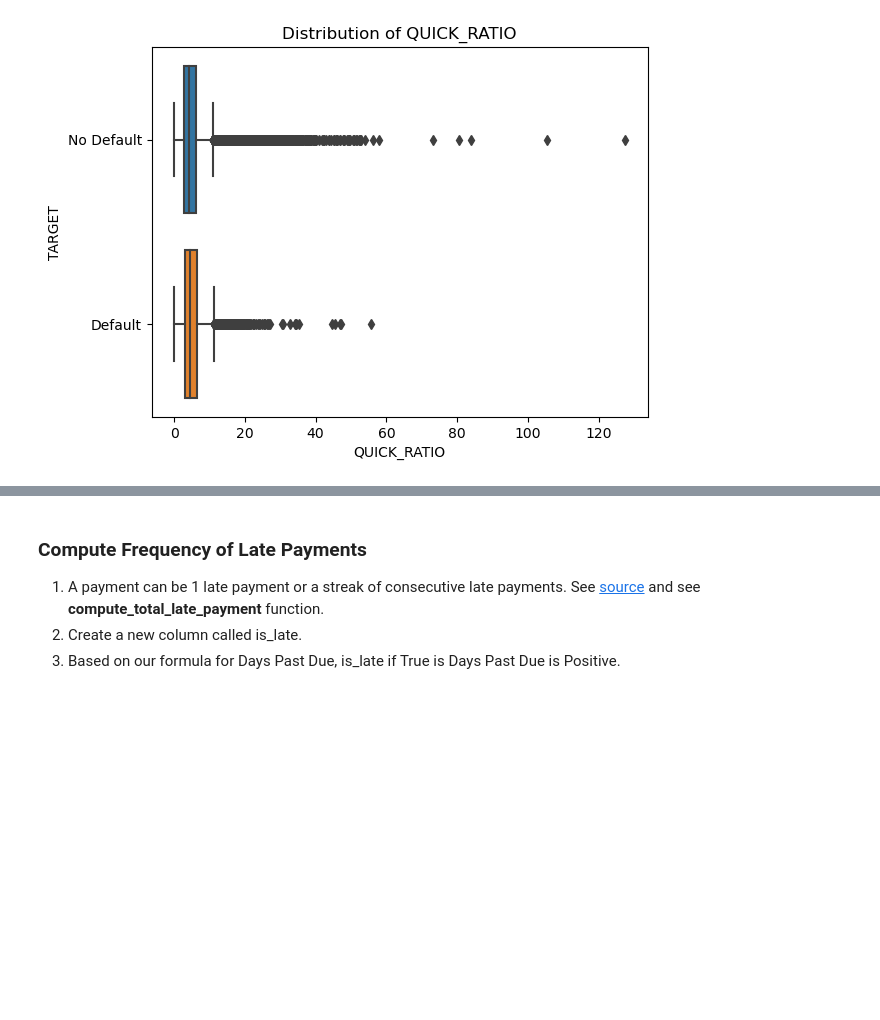
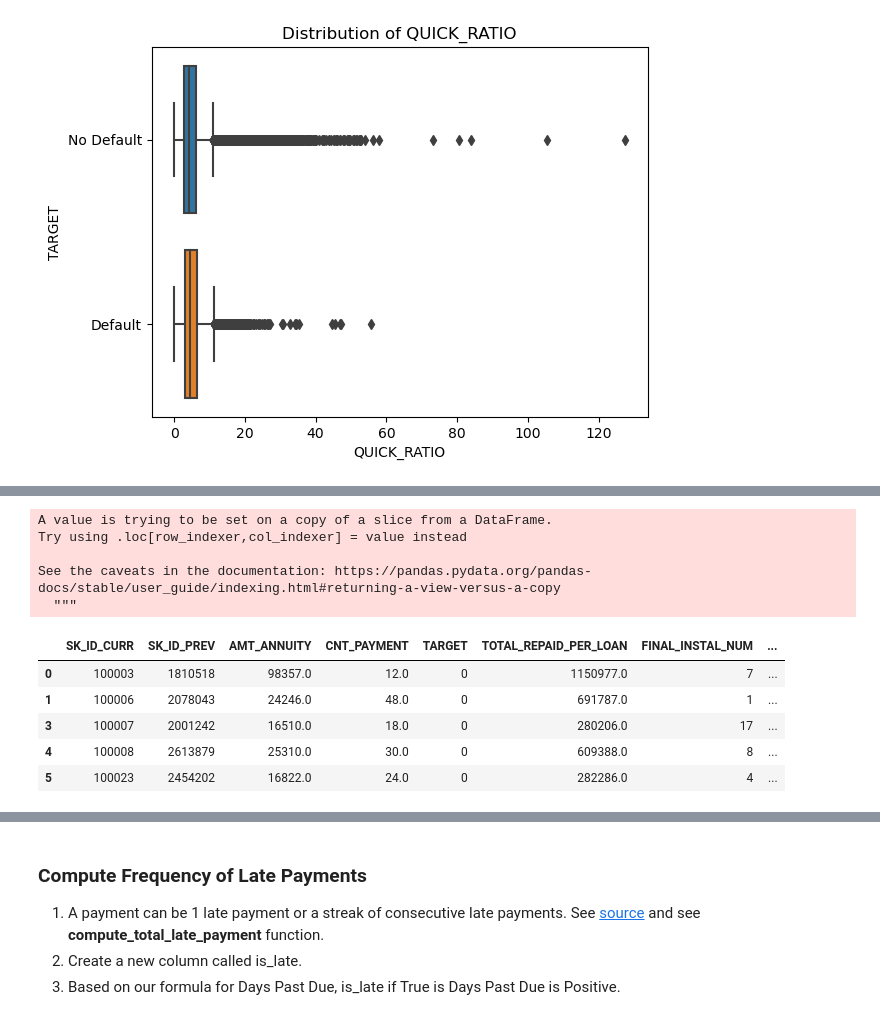
Before and after one commit to HoWeiChin/GA_Capstone, a Jupyter notebook: extracting-instalment-payment-features.ipynb, the cells around one changed output, grey strips where cells are left out. Drawn from its saved outputs; the diff is of its cells as text; code cells hidden in the pictures; blank space fills up the shorter version.

Commit message:
Computing Prepayment/Default Losses and Penalty as BI questions.

```diff
--- a/extracting-instalment-payment-features.ipynb
+++ b/extracting-instalment-payment-features.ipynb
@@ -517,0 +606,19 @@ print(interest_feature_df.shape)
+# %%
+#Prepaid losses for Completed loans. FV stands for Future Values
+is_repaid = (total_repaid.TOTAL_REPAID_PER_LOAN < total_repaid.FV) \
+                & (total_repaid.FINAL_INSTAL_NUM < total_repaid.CNT_PAYMENT)
+prepaid = total_repaid[is_repaid]
+prepaid['PREPAID_LOSSES'] = prepaid['FV'] - prepaid['TOTAL_REPAID_PER_LOAN']
+prepaid.head()
+# %% [output]
+A value is trying to be set on a copy of a slice from a DataFrame.
+Try using .loc[row_indexer,col_indexer] = value instead
+
+See the caveats in the documentation: https://pandas.pydata.org/pandas-docs/stable/user_guide/indexing.html#returning-a-view-versus-a-copy
+  """
+|  | SK_ID_CURR | SK_ID_PREV | AMT_ANNUITY | CNT_PAYMENT | TARGET | TOTAL_REPAID_PER_LOAN | FINAL_INSTAL_NUM | ... |
+| 0 | 100003 | 1810518 | 98357.0 | 12.0 | 0 | 1150977.0 | 7 | ... |
+| 1 | 100006 | 2078043 | 24246.0 | 48.0 | 0 | 691787.0 | 1 | ... |
+| 3 | 100007 | 2001242 | 16510.0 | 18.0 | 0 | 280206.0 | 17 | ... |
+| 4 | 100008 | 2613879 | 25310.0 | 30.0 | 0 | 609388.0 | 8 | ... |
+| 5 | 100023 | 2454202 | 16822.0 | 24.0 | 0 | 282286.0 | 4 | ... |
```
Also changed, not shown: parts of 16 cells of this notebook.
